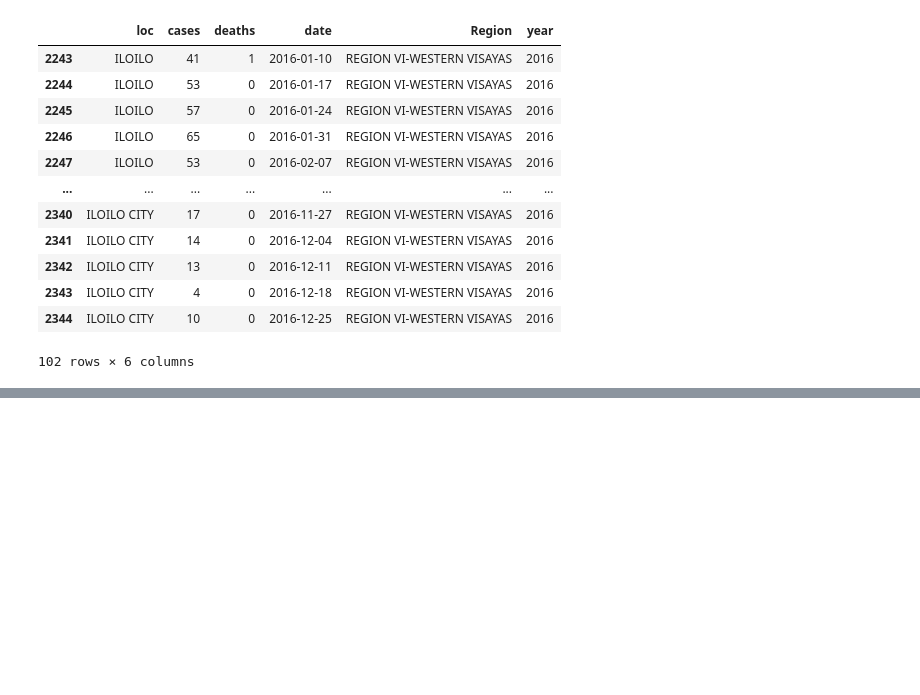
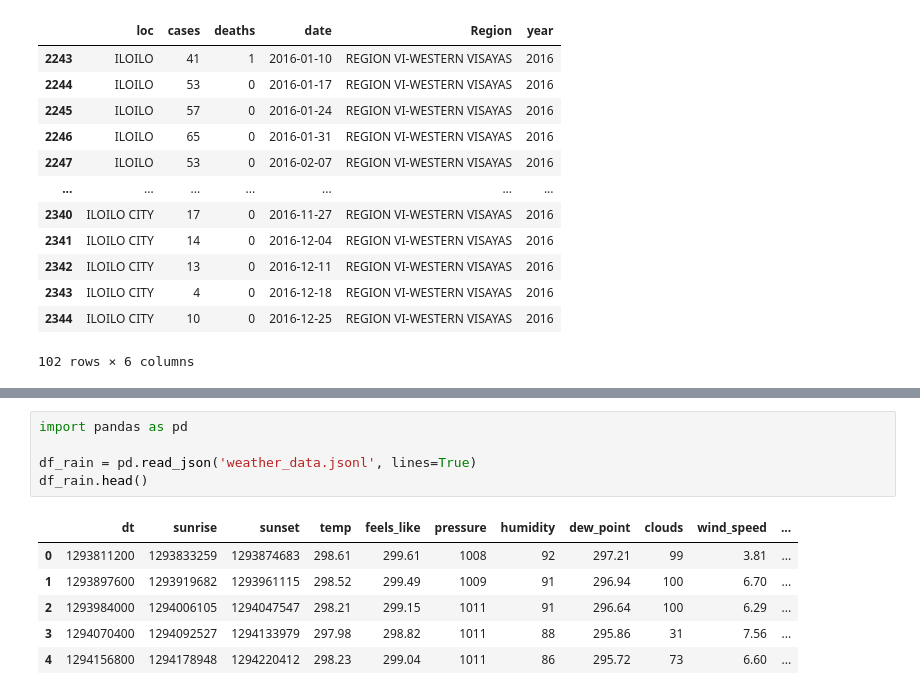
Before and after one commit to Iloilo-Dengue-Watch/Iloilo-Dengue-Watch, a Jupyter notebook: eda_notebook.ipynb, the cells around one changed output, grey strips where cells are left out. Cells and saved outputs as stored; diff of their text form; blank space fills up the shorter version.

```diff
--- a/eda_notebook.ipynb
+++ b/eda_notebook.ipynb
@@ -109,0 +129,12 @@ sns.relplot(data=df_iloilo, x='date', y='cases', kind='line', hue = "loc")
+# %%
+import pandas as pd
+
+df_rain = pd.read_json('weather_data.jsonl', lines=True)
+df_rain.head()
+# %% [output]
+|  | dt | sunrise | sunset | temp | feels_like | pressure | humidity | dew_point | clouds | wind_speed | ... |
+| 0 | 1293811200 | 1293833259 | 1293874683 | 298.61 | 299.61 | 1008 | 92 | 297.21 | 99 | 3.81 | ... |
+| 1 | 1293897600 | 1293919682 | 1293961115 | 298.52 | 299.49 | 1009 | 91 | 296.94 | 100 | 6.70 | ... |
+| 2 | 1293984000 | 1294006105 | 1294047547 | 298.21 | 299.15 | 1011 | 91 | 296.64 | 100 | 6.29 | ... |
+| 3 | 1294070400 | 1294092527 | 1294133979 | 297.98 | 298.82 | 1011 | 88 | 295.86 | 31 | 7.56 | ... |
+| 4 | 1294156800 | 1294178948 | 1294220412 | 298.23 | 299.04 | 1011 | 86 | 295.72 | 73 | 6.60 | ... |
```
Also changed, not shown: parts of 4 cells of this notebook, 2 other files.
